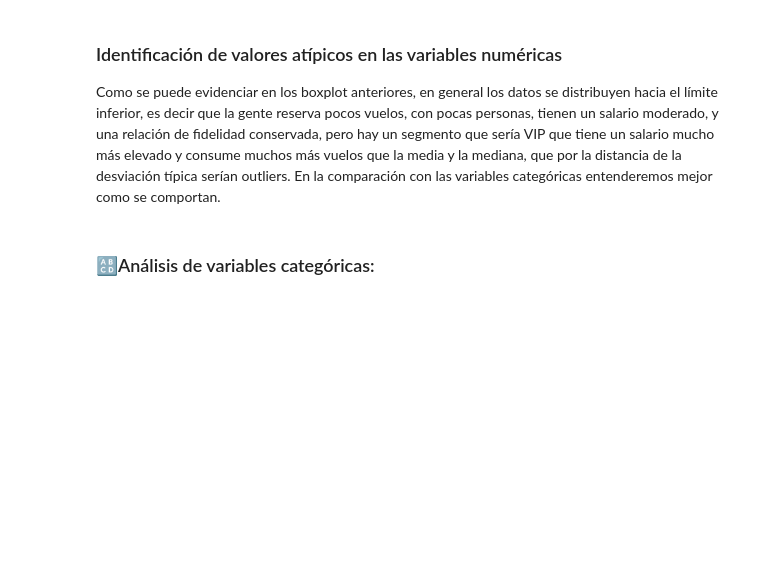
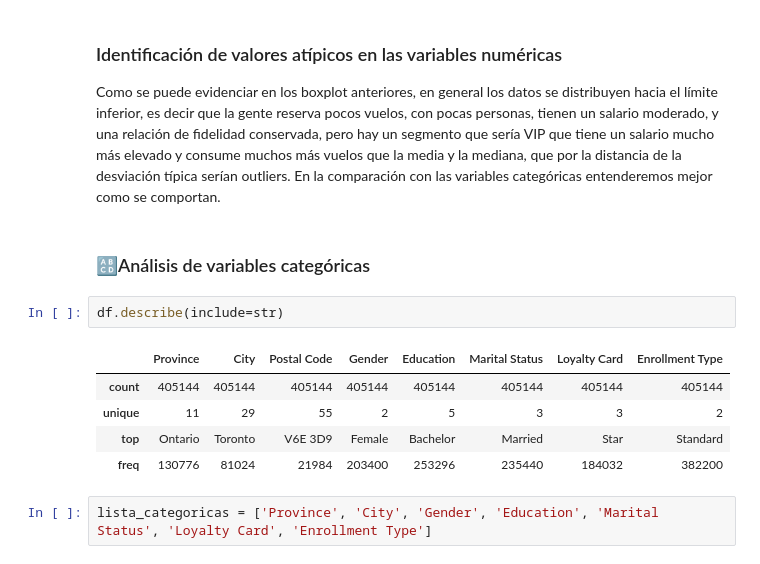
Before and after one commit to Adalab/bda-modulo-3-evaluacion-final-alirisescobar-cpu-1, a Jupyter notebook: Fase_2_analisis_estadistico.ipynb, the cells around one changed output. Drawn from its saved outputs; the diff is of its cells as text; blank space fills up the shorter version.

Commit message:
Fase 2 lista

```diff
--- a/Fase_2_analisis_estadistico.ipynb
+++ b/Fase_2_analisis_estadistico.ipynb
@@ -105,4 +107,14 @@ plt.show()
 Como se puede evidenciar en los boxplot anteriores, en general los datos se distribuyen hacia el límite inferior, es decir que la gente reserva pocos vuelos, con pocas personas, tienen un salario moderado, y una relación de fidelidad conservada, pero hay un segmento que sería VIP que tiene un salario mucho más elevado y consume muchos más vuelos que la media y la mediana, que por la distancia de la desviación típica serían outliers.
 En la comparación con las variables categóricas entenderemos mejor como se comportan.
 # %% [markdown]
-### 🔠Análisis de variables categóricas:
+### 🔠Análisis de variables categóricas
+# %%
+df.describe(include=str)
+# %% [output]
+|  | Province | City | Postal Code | Gender | Education | Marital Status | Loyalty Card | Enrollment Type |
+| count | 405144 | 405144 | 405144 | 405144 | 405144 | 405144 | 405144 | 405144 |
+| unique | 11 | 29 | 55 | 2 | 5 | 3 | 3 | 2 |
+| top | Ontario | Toronto | V6E 3D9 | Female | Bachelor | Married | Star | Standard |
+| freq | 130776 | 81024 | 21984 | 203400 | 253296 | 235440 | 184032 | 382200 |
+# %%
+lista_categoricas = ['Province', 'City', 'Gender', 'Education', 'Marital Status', 'Loyalty Card', 'Enrollment Type']
```
Also changed, not shown: parts of 8 cells of this notebook.
